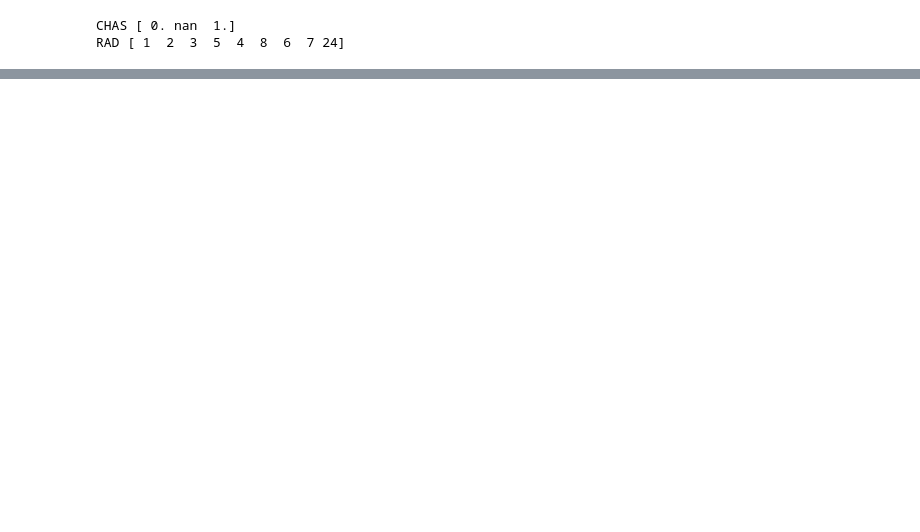
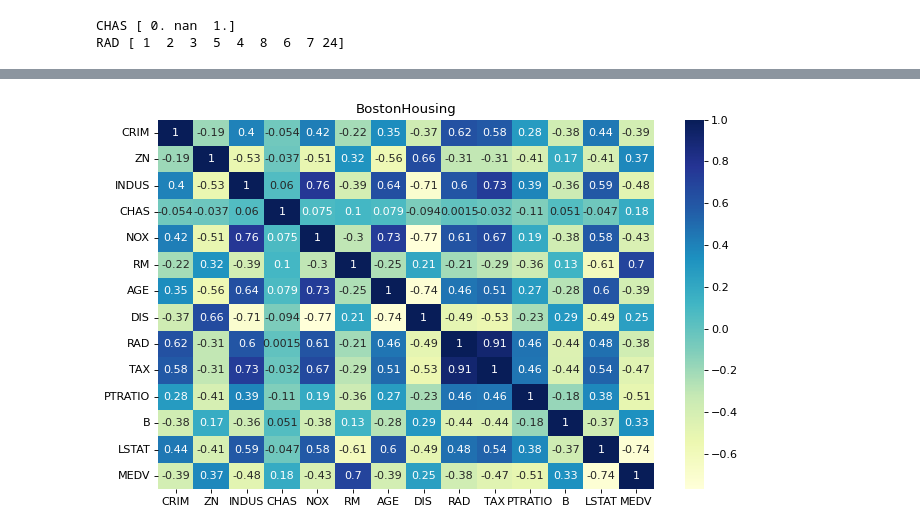
Before and after one commit to wzf2000/rrl, a Jupyter notebook: dataset/BostonHousing/data_analysis.ipynb, the cells around one changed output, grey strips where cells are left out. Saved outputs shown, nothing was run; the diff lists cells and outputs as text; code cells hidden in the pictures; blank space fills up the shorter version.

```diff
--- a/dataset/BostonHousing/data_analysis.ipynb
+++ b/dataset/BostonHousing/data_analysis.ipynb
@@ -58,0 +113,10 @@ df.to_csv(dataname+'.data', index=False, header=False)
+# %%
+# corr heatmap
+plt.figure(num = None, figsize = (10,6), dpi = 80, facecolor = 'w', edgecolor = 'k')
+heat_corr=df.corr()
+sns.heatmap(heat_corr, annot=True, cmap='YlGnBu')
+plt.title(f'{dataname}')
+plt.savefig('figs/'+dataname+'_heatmap.png', dpi=300, bbox_inches='tight')
+plt.show()
+# %% [output]
+[figure, added]
```
Also changed, not shown: parts of 12 cells of this notebook, 9 other files.
